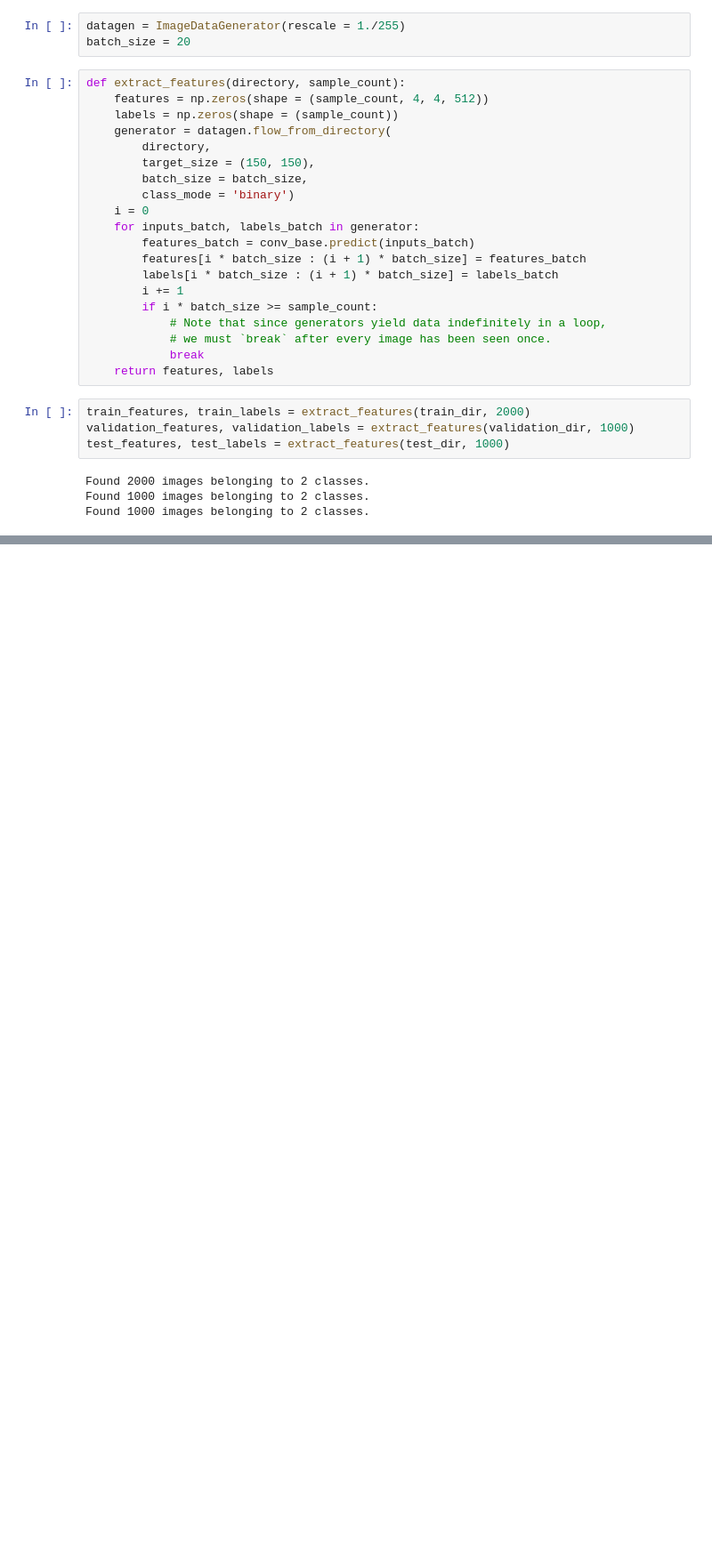
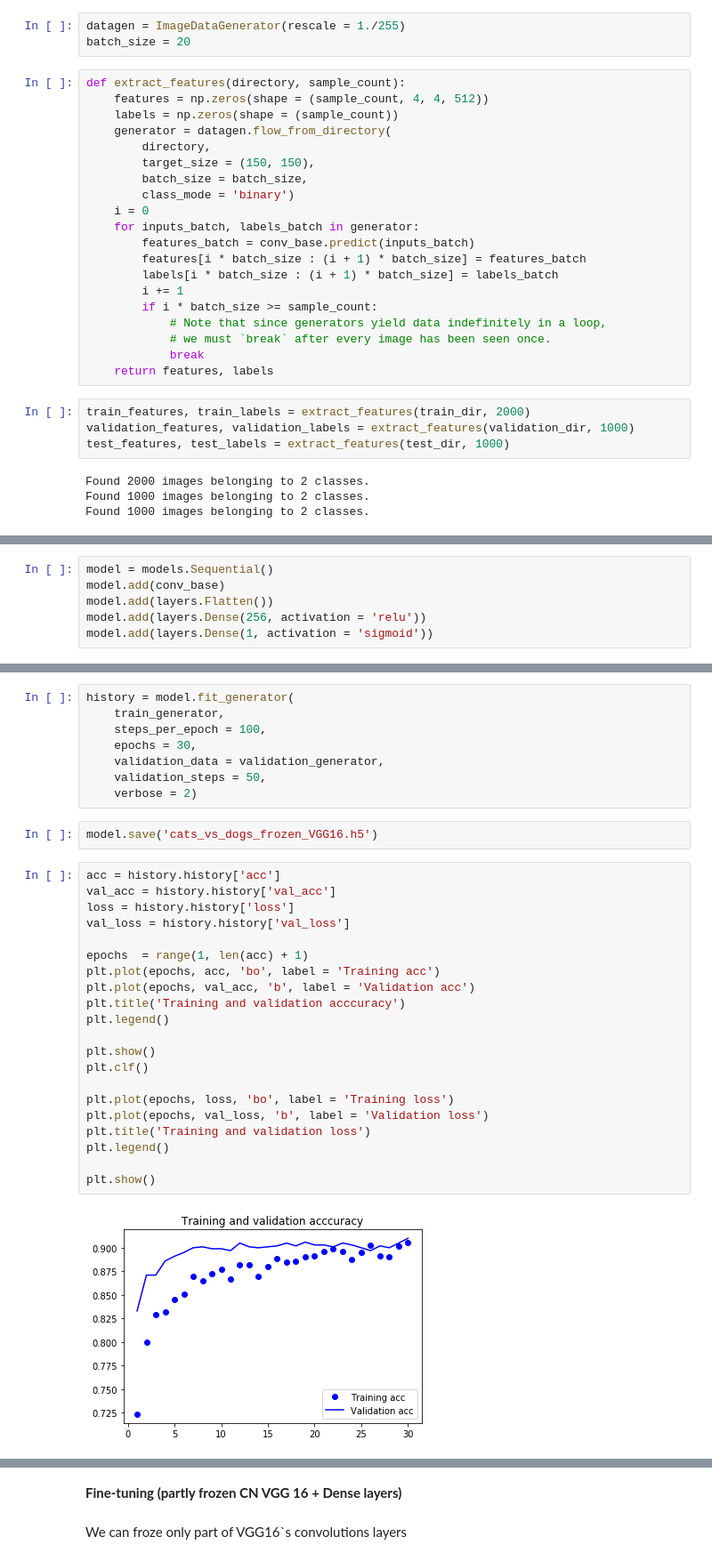
Before and after one commit to Gooogr/Coursera_Advanced_Machine_Learning, a Jupyter notebook: Playground/Some stuff from 'Deep learning, Sholle'/Chapter 4. Cats vs Dogs. Pre-trained CNN.ipynb, the cells around one changed output, grey strips where cells are left out. Shown: that part at 89% size. Drawn from its saved outputs; the diff is of its cells as text; blank space fills up the shorter version.

```diff
--- a/Playground/Some stuff from 'Deep learning, Sholle'/Chapter 4. Cats vs Dogs. Pre-trained CNN.ipynb
+++ b/Playground/Some stuff from 'Deep learning, Sholle'/Chapter 4. Cats vs Dogs. Pre-trained CNN.ipynb
@@ -93,0 +178,6 @@ Found 1000 images belonging to 2 classes.
+# %%
+model = models.Sequential()
+model.add(conv_base)
+model.add(layers.Flatten())
+model.add(layers.Dense(256, activation = 'relu'))
+model.add(layers.Dense(1, activation = 'sigmoid'))
@@ -93,0 +242,33 @@ Found 1000 images belonging to 2 classes.
+# %%
+history = model.fit_generator(
+    train_generator,
+    steps_per_epoch = 100,
+    epochs = 30,
+    validation_data = validation_generator,
+    validation_steps = 50,
+    verbose = 2)
+# %%
+model.save('cats_vs_dogs_frozen_VGG16.h5')
+# %%
+acc = history.history['acc']
+val_acc = history.history['val_acc']
+loss = history.history['loss']
+val_loss = history.history['val_loss']
+
+epochs  = range(1, len(acc) + 1)
+plt.plot(epochs, acc, 'bo', label = 'Training acc')
+plt.plot(epochs, val_acc, 'b', label = 'Validation acc')
+plt.title('Training and validation acccuracy')
+plt.legend()
+
+plt.show()
+plt.clf()
+
+plt.plot(epochs, loss, 'bo', label = 'Training loss')
+plt.plot(epochs, val_loss, 'b', label = 'Validation loss')
+plt.title('Training and validation loss')
+plt.legend()
+
+plt.show()
+# %% [output]
+[figure, added]
@@ -93,0 +276,4 @@ Found 1000 images belonging to 2 classes.
+# %% [markdown]
+**Fine-tuning (partly frozen CN VGG 16 + Dense layers)**
+# %% [markdown]
+We can froze only part of VGG16`s convolutions layers
```
Also changed, not shown: parts of 25 cells of this notebook, 8 other files.
